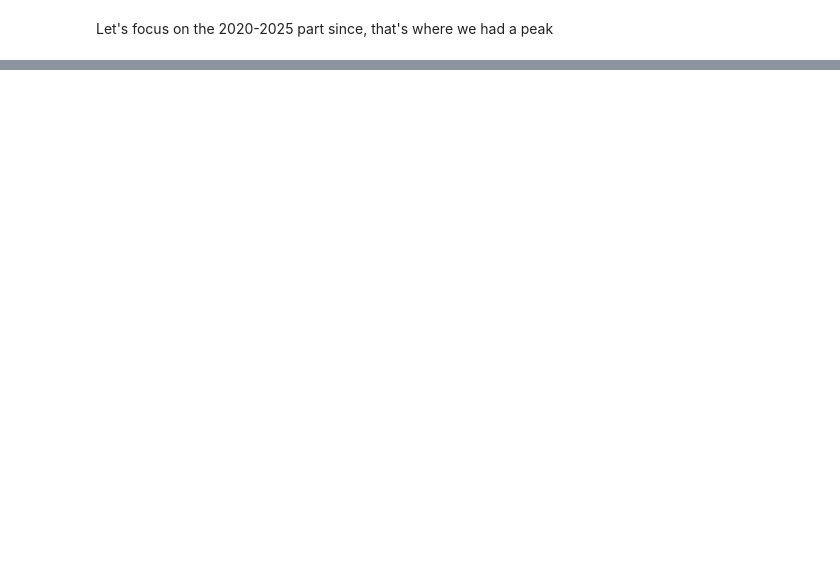
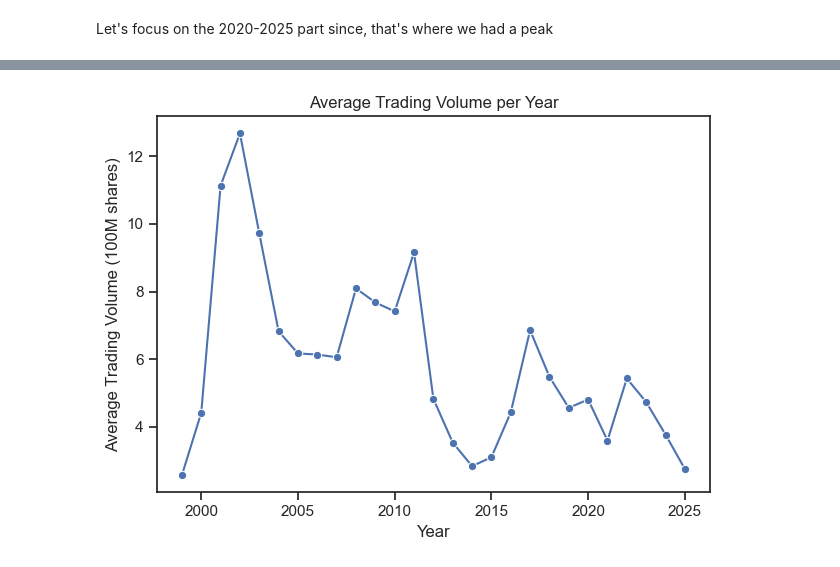
Before and after one commit to gabrielniculaesei/nvidia_stocks_dataset, a Jupyter notebook: notebook.ipynb, the cells around one changed output, grey strips where cells are left out. Saved outputs shown, nothing was run; the diff lists cells and outputs as text; code cells hidden in the pictures; blank space fills up the shorter version.

```diff
--- a/notebook.ipynb
+++ b/notebook.ipynb
@@ -93,0 +128,25 @@ plt.show()
+# %%
+yearly_volume = (
+    data
+    .groupby("Year")["Volume"]
+    .mean()
+    .reset_index()
+)
+
+yearly_volume["Volume_hundreds_millions"] = yearly_volume["Volume"] / 100_000_000
+
+# Plot
+sns.lineplot(
+    data=yearly_volume,
+    x="Year",
+    y="Volume_hundreds_millions",
+    marker="o"
+)
+
+plt.xlabel("Year")
+plt.ylabel("Average Trading Volume (100M shares)")
+plt.title("Average Trading Volume per Year")
+plt.tight_layout()
+plt.show()
+# %% [output]
+[figure, added]
```
Also changed, not shown: parts of 44 cells of this notebook.
